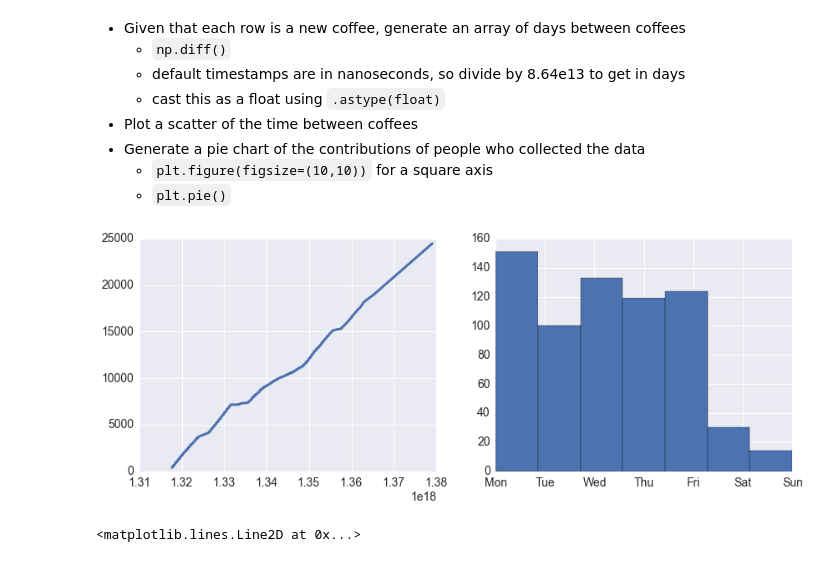
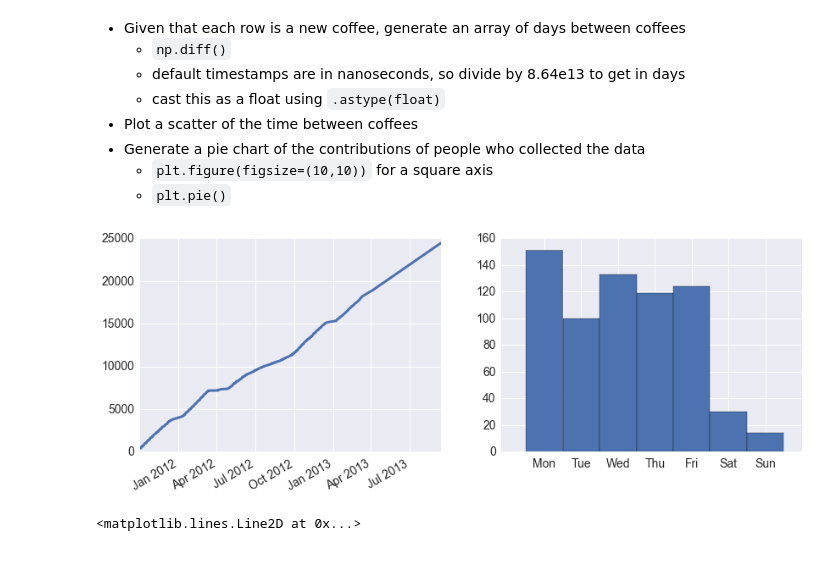
Before and after one commit to QCaudron/Python-Workshop, a Jupyter notebook: 2.Stack.ipynb, the cells around one changed output. Saved outputs shown, nothing was run; the diff lists cells and outputs as text; code cells hidden in the pictures.

```diff
--- a/2.Stack.ipynb
+++ b/2.Stack.ipynb
@@ -21,6 +9,7 @@ import matplotlib
 matplotlib.rcParams['figure.figsize'] = (14, 5)
 import seaborn
 %matplotlib inline
+seaborn.set_style("darkgrid")
 # %% [markdown]
 **Quick note** : this section will go fairly slowly on Numpy, and will speed up for Scipy and Matplotlib. This is to give you an idea of how things are done - just a feel for the language and syntax. Beyond that, your applications may be very different from mine, and by far the best thing to do then is to Google whatever you'd like to do. For Voronoi tessellations, for example, looking up *voronoi tessellation python* will give you the function `scipy.spatial.Voronoi`, along with examples on how to use it.
 # %% [markdown]
@@ -438,6 +418,34 @@ import matplotlib.pyplot as plt
 # In IPython Notebooks, you can use this to get figures inline :
 # %matplotlib inline
 # Spyder users should already have inline plots in IPython kernels
+# %%
+# This cell contains a few optional things.
+
+
+# seaborn is a fantastic visualisation library in its own right, but here
+# I'm using it as prettifying library for matplotlib, amongst other things.
+# Importing it gives me beautiful plots, but it isn't necessary.
+import seaborn
+# seaborn doesn't come with Anaconda. It is in the Conda repo, however,
+# so you can install it from the terminal using either
+# conda install seaborn
+# or
+# pip install seaborn
+
+
+# This "magic" command ( as defined by the % in front of it ) keeps
+# my plots directly below IPython Notebook cells. All magic commands
+# are only valid in an IPython environment.
+%matplotlib inline
+
+# The following makes figures bigger and increases label sizes for legibility
+import matplotlib
+matplotlib.rcParams["figure.figsize"] = (14, 5)
+matplotlib.rcParams["xtick.labelsize"] = 14
+matplotlib.rcParams["ytick.labelsize"] = 14
+
+# Let seaborn thrusters to max awesome
+seaborn.set_style("darkgrid")
 # %%
 x = np.random.exponential(3, size=10000)
 
@@ -618,14 +627,15 @@ seaborn.set_style("darkgrid")
 # %%
 # Coffees against time
 plt.subplot(121)
-plt.plot(time, data.Coffees, lw=3)
+plt.plot(time.values, data.Coffees, lw=3, )
+plt.gcf().autofmt_xdate()
 
 # Coffees on each day of the week
 plt.subplot(122)
-plt.hist(weekdays, bins = 7)
-plt.xticks(np.arange(1, 8), ["Mon", "Tue", "Wed", "Thu", "Fri", "Sat", "Sun"]);
+plt.hist(weekdays, bins=7, align="left")
+plt.xticks(np.linspace(1, 7, 8), ["Mon", "Tue", "Wed", "Thu", "Fri", "Sat", "Sun"]);
 # %% [output]
-[figure, old version]
+[figure, new version]
 # %%
 # Number of days between each coffee
 timediff = (np.diff(time) / 8.64e13).astype(float)
```
Also changed, not shown: parts of 34 cells of this notebook, 10 other files.
